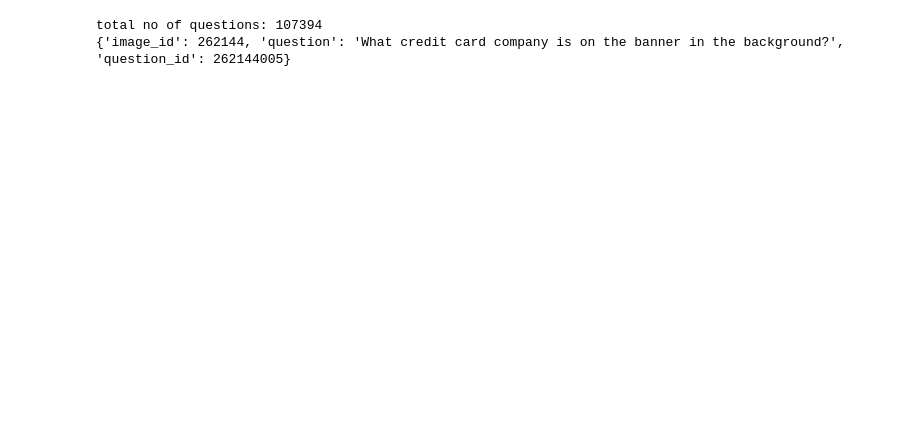
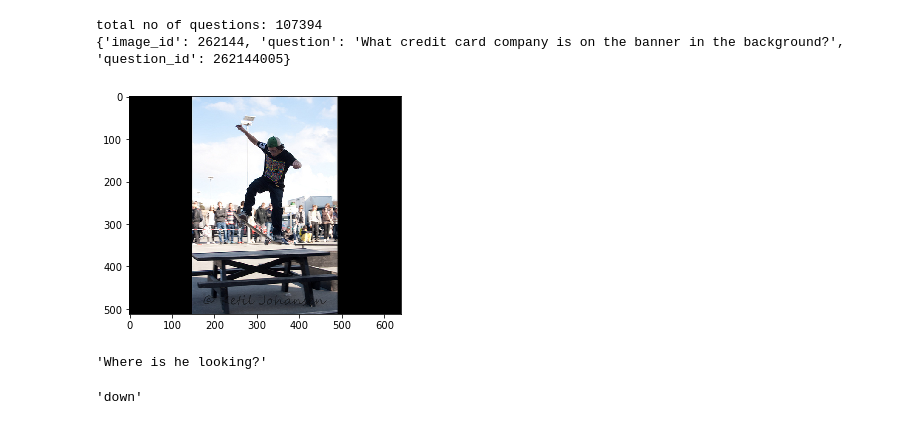
Before and after one commit to manoja328/vqatools, a Jupyter notebook: vqalibdemo.ipynb, the cells around one changed output. Saved outputs shown, nothing was run; the diff lists cells and outputs as text; code cells hidden in the pictures; blank space fills up the shorter version.

```diff
--- a/vqalibdemo.ipynb
+++ b/vqalibdemo.ipynb
@@ -117,3 +113,16 @@ with  open("myfakedevetest.json",'w') as fp:
 # %% [output]
 total no of questions: 107394
 {'image_id': 262144, 'question': 'What credit card company is on the banner in the background?', 'question_id': 262144005}
+# %%
+name = vqa.getimgname('/hdd/manoj/VQA/Images/mscoco/',vqa.getimgid(262148000))
+vqa.showimage(name)
+# %% [output]
+[figure, added]
+# %%
+vqa.getquestion(262148000)
+# %% [output]
+'Where is he looking?'
+# %%
+vqa.getanswer(262148000)
+# %% [output]
+'down'
```
Also changed, not shown: parts of 2 cells of this notebook, 1 other file.
